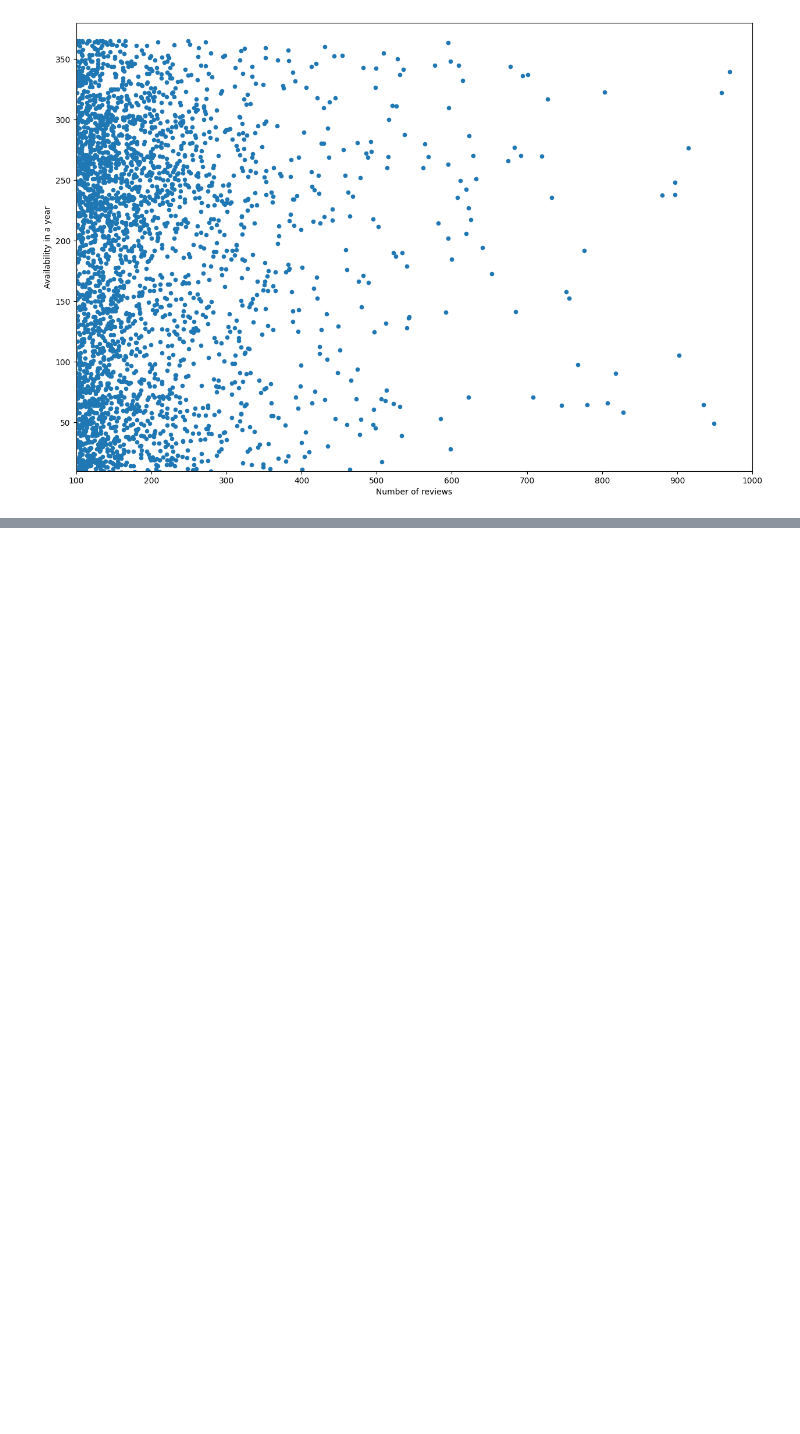
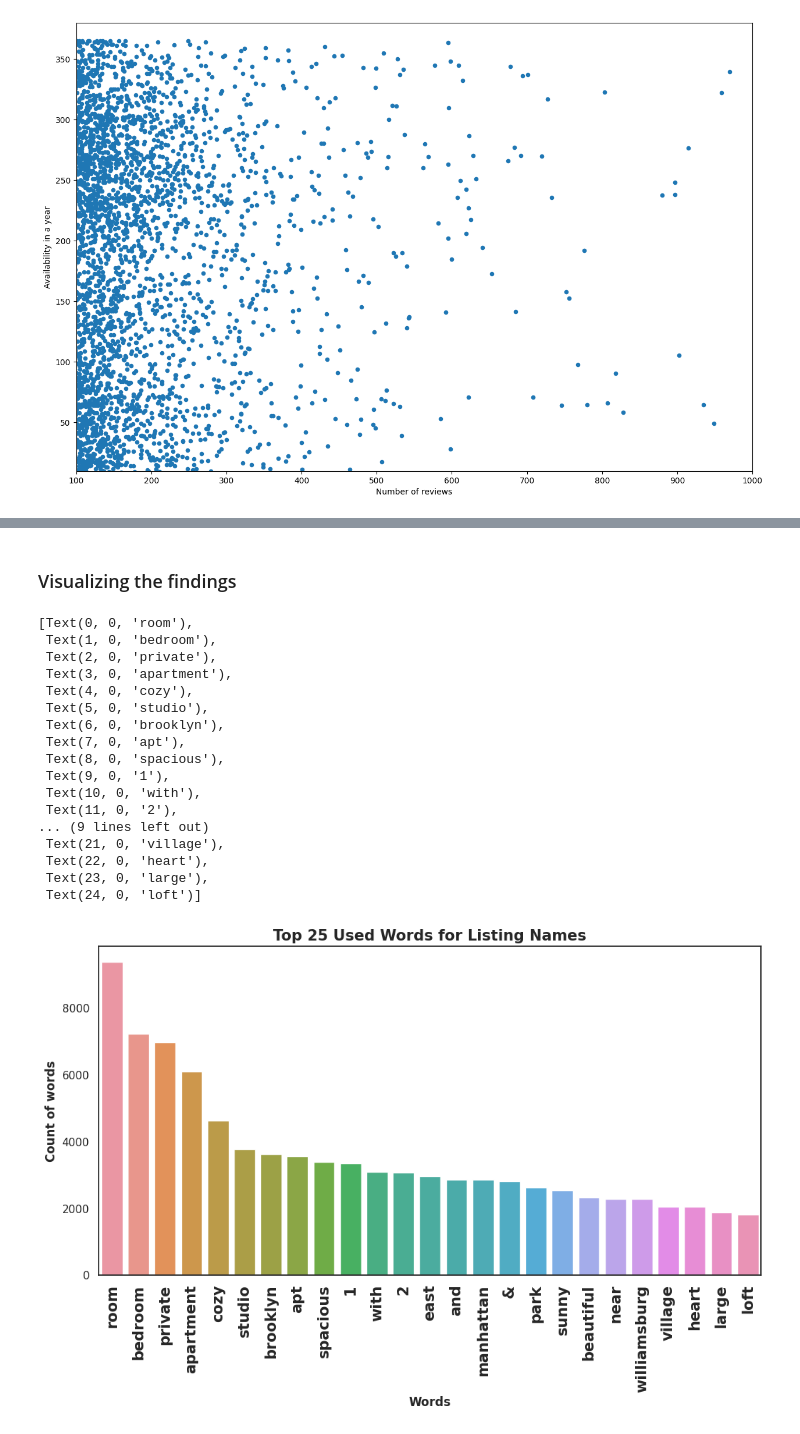
Before and after one commit to satendra-p/Airbnb_data-analysis, a Jupyter notebook: Team_Project_EDA_Capstone_ipynb.ipynb, the cells around one changed output, grey strips where cells are left out. Cells and saved outputs as stored; diff of their text form; code cells hidden in the pictures; blank space fills up the shorter version.

```diff
--- a/Team_Project_EDA_Capstone_ipynb.ipynb
+++ b/Team_Project_EDA_Capstone_ipynb.ipynb
@@ -449,0 +701,7 @@ popular_host_df.plot.scatter(x='Number of reviews', y='Availability in a year',
+# %%
+# Importing 'counter' library to count and generate raw data and count top 25 most used words
+from collections import Counter
+
+# Counting most common words
+count_words = Counter(names_count).most_common()
+count_words[:25]
@@ -449,0 +726,6 @@ popular_host_df.plot.scatter(x='Number of reviews', y='Availability in a year',
+# %%
+# Cleaning the List by removing prepositions
+items_to_remove = {('in', 16733), ('the', 3869), ('to', 3827), ('of', 2993), ('-', 2272), ('a', 1909)}
+top_25_cleaned = [e for e in count_words if e not in items_to_remove]
+top_25 = top_25_cleaned[:25]
+top_25
@@ -449,0 +750,5 @@ popular_host_df.plot.scatter(x='Number of reviews', y='Availability in a year',
+# %%
+#converting the data into DataFrame
+word_count_df = pd.DataFrame(top_25)
+word_count_df.rename(columns={0:'Words',1:'Counts'},inplace=True)
+word_count_df
@@ -449,0 +773,41 @@ popular_host_df.plot.scatter(x='Number of reviews', y='Availability in a year',
+# %% [markdown]
+### Visualizing the findings
+# %%
+#Setting the figure size
+sns.set(rc={'figure.figsize':(12,6)})
+
+#Setting background colour of chart as white
+sns.set_style('white')
+
+#Plotting the Chart
+count_viz = sns.barplot(x='Words',y='Counts', data = word_count_df)
+
+# Naming the Chart
+count_viz.set_title('Top 25 Used Words for Listing Names', weight = 'bold').set_fontsize('15')
+
+
+# Naming X & Y axis
+count_viz.set_ylabel('Count of words', weight = 'bold')
+count_viz.set_xlabel('Words', weight = 'bold')
+
+#Adjusting Bar labels
+count_viz.set_xticklabels(count_viz.get_xticklabels(),rotation = 90, weight = 'bold', size = '15')
+# %% [output]
+[Text(0, 0, 'room'),
+ Text(1, 0, 'bedroom'),
+ Text(2, 0, 'private'),
+ Text(3, 0, 'apartment'),
+ Text(4, 0, 'cozy'),
+ Text(5, 0, 'studio'),
+ Text(6, 0, 'brooklyn'),
+ Text(7, 0, 'apt'),
+ Text(8, 0, 'spacious'),
+ Text(9, 0, '1'),
+ Text(10, 0, 'with'),
+ Text(11, 0, '2'),
+... (9 lines left out)
+ Text(21, 0, 'village'),
+ Text(22, 0, 'heart'),
+ Text(23, 0, 'large'),
+ Text(24, 0, 'loft')]
+[figure, added]
```
Also changed, not shown: parts of 31 cells of this notebook.
